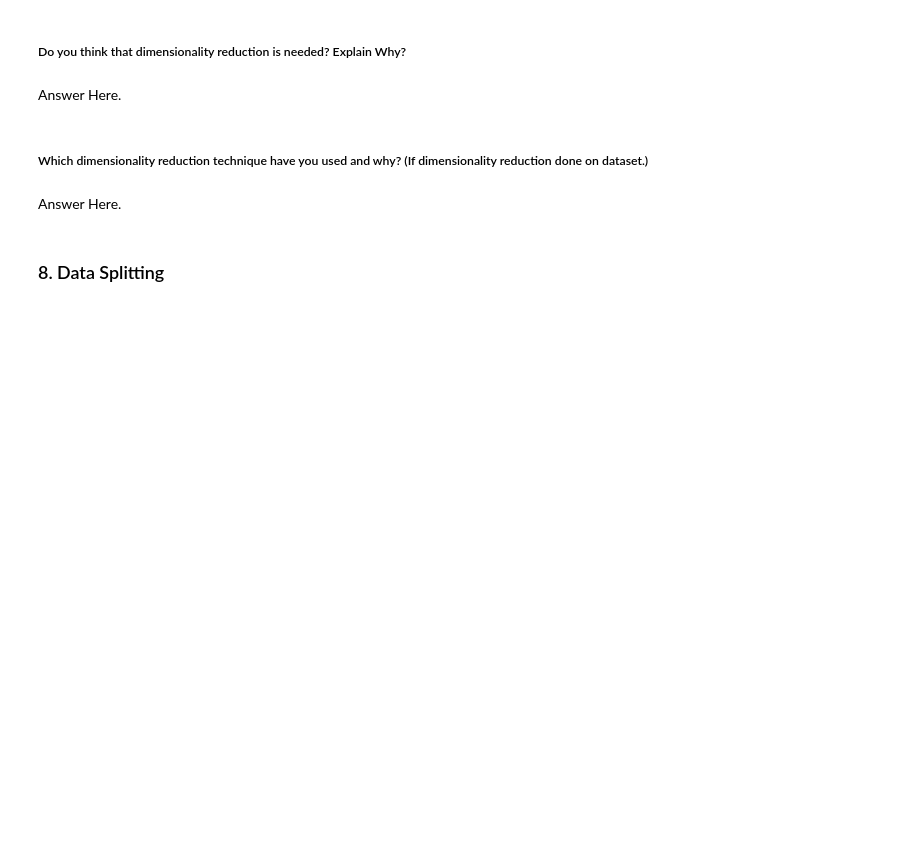
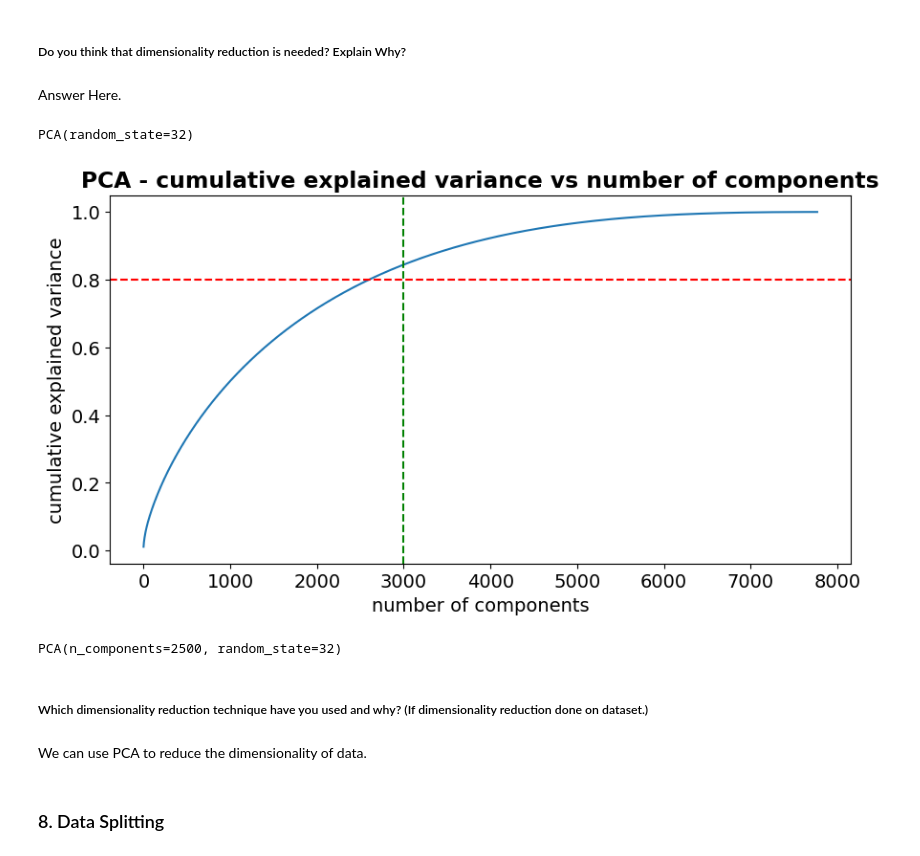
Before and after one commit to azizdafi/Netflix-Movies-and-TV-Shows-Clustering, a Jupyter notebook: Netflix_Movies_and_TV_Shows_Clustering_Sayed_Aziz.ipynb, the cells around one changed output. Drawn from its saved outputs; the diff is of its cells as text; code cells hidden in the pictures; blank space fills up the shorter version.

```diff
--- a/Netflix_Movies_and_TV_Shows_Clustering_Sayed_Aziz.ipynb
+++ b/Netflix_Movies_and_TV_Shows_Clustering_Sayed_Aziz.ipynb
@@ -1167,0 +1167,8 @@ Name: tags, dtype: object
+# %%
+# Remove URLs & Remove words and digits contain digits
+# our tags column doesnot have links so removing numbers
+df['tags'] = df['tags'].str.replace(r'\w*\d\w*', '', regex=True)
+# remove words and digits containing digits
+
+# cross checking our result for the function created
+print(df['tags'][0])
@@ -1173,0 +1206,7 @@ Name: tags, dtype: object
+# %%
+# Remove White spaces
+# remove white spaces in the 'tags'
+df['tags'] = df['tags'].str.strip()
+# cross checking our result for the function created
+
+print(df['tags'][0])
@@ -1185,0 +1261,8 @@ Name: tags, dtype: object
+# %%
+# convert vector into array form for clustering
+vector = tfidf.transform(df['tags']).toarray()
+
+# summarize encoded vector
+print(vector)
+print(f'shape of vector : {vector.shape}')
+print(f'datatype : {type(vector)}')
@@ -1237,3 +1330,25 @@ Answer Here.
 Answer Here.
 # %%
 # DImensionality Reduction (If needed)
+# using PCA to reduce dimensionality
+pca = PCA(random_state=32)
+pca.fit(vector)
+# %% [output]
+PCA(random_state=32)
+# %%
+
+plt.plot(np.cumsum(pca.explained_variance_ratio_))
+plt.title('PCA - cumulative explained variance vs number of components')
+plt.xlabel('number of components')
+plt.ylabel('cumulative explained variance')
+plt.axhline(y= 0.8, color='red', linestyle='--')
+plt.axvline(x= 3000, color='green', linestyle='--')
+plt.show()
+# %% [output]
+[figure, added]
+# %%
+# reducing the dimensions to 2500 using pca
+pca = PCA(n_components=2500, random_state=32)
+pca.fit(vector)
+# %% [output]
+PCA(n_components=2500, random_state=32)
@@ -1240,7 +1358,7 @@ Answer Here.
 # %% [markdown]
 ##### Which dimensionality reduction technique have you used and why? (If dimensionality reduction done on dataset.)
-# %% [markdown]
-Answer Here.
+# %% [markdown]
+We can use PCA to reduce the dimensionality of data.
 # %% [markdown]
 ### 8. Data Splitting
 # %%
```
Also changed, not shown: parts of 36 cells of this notebook.
